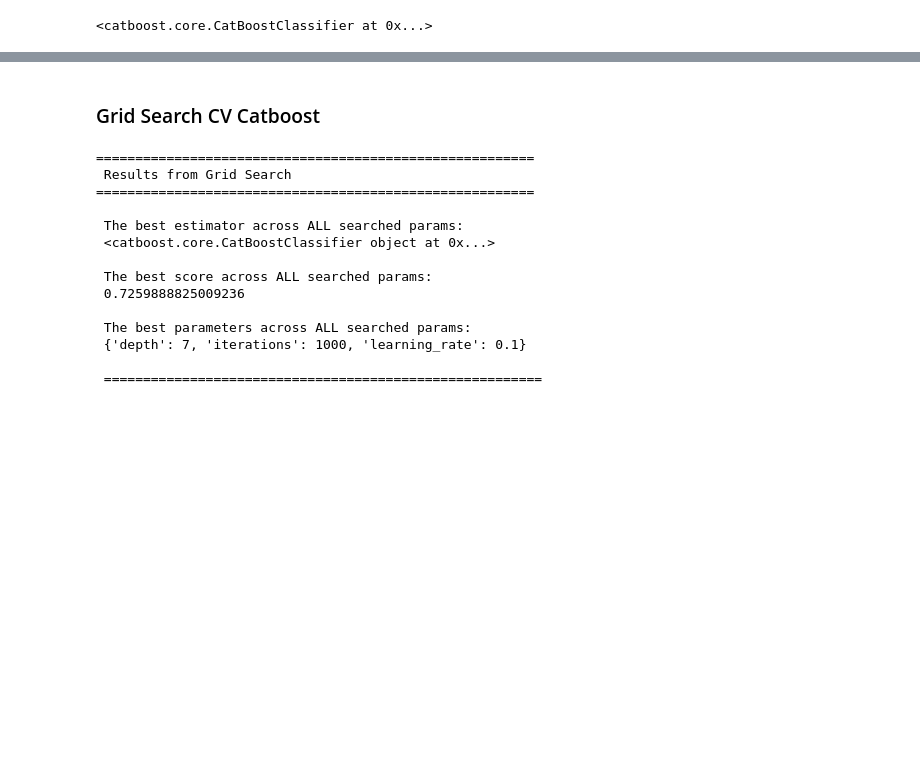
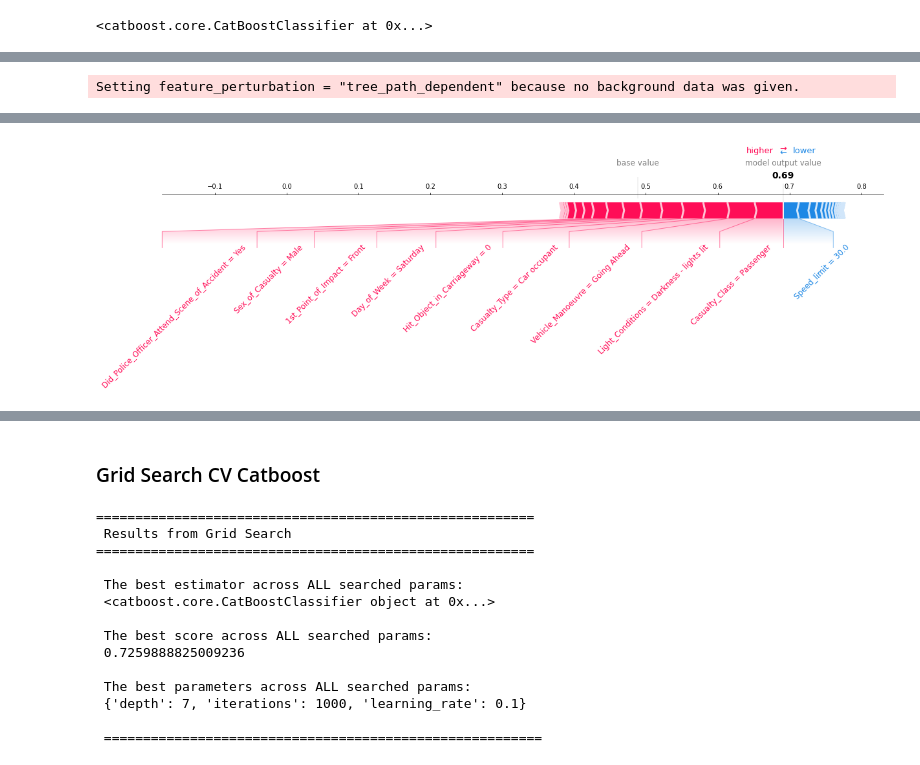
Before and after one commit to ChenTaHung/Business-Data-Analytics, a Jupyter notebook: Business_Data_Analytics_Model_Training.ipynb, the cells around one changed output, grey strips where cells are left out. Cells and saved outputs as stored; diff of their text form; code cells hidden in the pictures; blank space fills up the shorter version.

```diff
--- a/Business_Data_Analytics_Model_Training.ipynb
+++ b/Business_Data_Analytics_Model_Training.ipynb
@@ -314,0 +321,14 @@ Setting feature_perturbation = "tree_path_dependent" because no background data
+# %%
+catestX_Shap = catestX.reset_index().drop("index", axis = 1)
+# SHAP Importance
+VarImpShap = catboost_model.get_feature_importance(data = train_pool, type="ShapValues")
+# Shap Explain
+explainer = shap.TreeExplainer(catboost_model)
+shap_values = explainer.shap_values(catestX_Shap)
+# %% [output]
+Setting feature_perturbation = "tree_path_dependent" because no background data was given.
+# %%
+shap.initjs()
+
+shap.force_plot(explainer.expected_value, shap_values[49,:], catestX_Shap.iloc[49,:], text_rotation=45, matplotlib= True, link = "logit")
+# %% [output]
@@ -315,2 +336,3 @@ Setting feature_perturbation = "tree_path_dependent" because no background data
+[figure, added]
 # %%
 shap.initjs()
```
Also changed, not shown: parts of 45 cells of this notebook.
